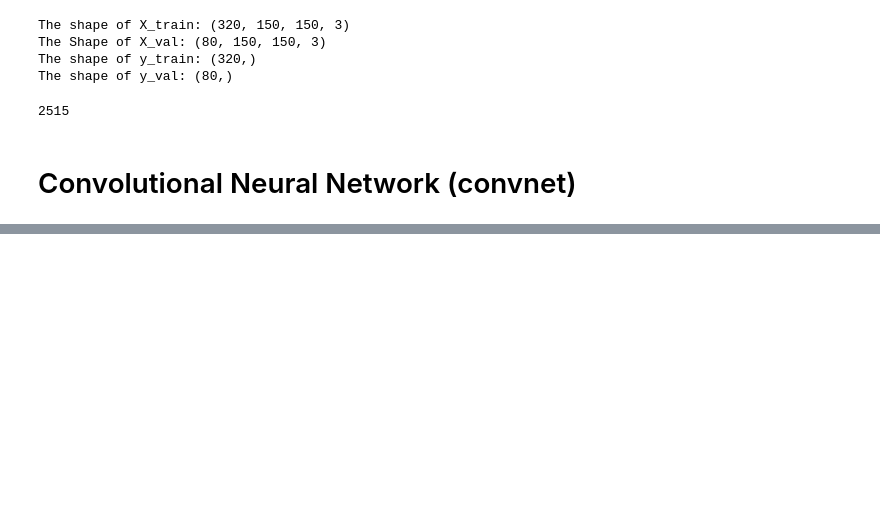
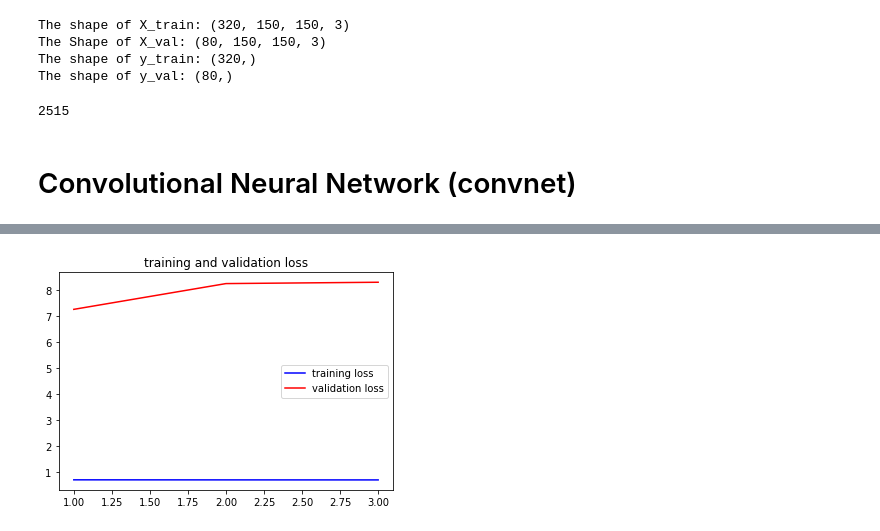
Before and after one commit to tomashege/lunch_lab_project_final, a Jupyter notebook: Tom_CNN.ipynb, the cells around one changed output, grey strips where cells are left out. Saved outputs shown, nothing was run; the diff lists cells and outputs as text; code cells hidden in the pictures; blank space fills up the shorter version.

```diff
--- a/Tom_CNN.ipynb
+++ b/Tom_CNN.ipynb
@@ -116,8 +116,10 @@ model.add(layers.Conv2D(64, (3,3), activation = "relu"))
 model.add(layers.MaxPooling2D ((2,2)))
 model.add(layers.Conv2D(128, (3,3), activation = "relu"))
 model.add(layers.MaxPooling2D((2,2)))
+model.add(layers.Conv2D(128, (3,3), activation = "relu"))
+model.add(layers.MaxPooling2D((2,2)))
 model.add(layers.Flatten())
-model.add(layers.Dropout(0.5)) # Dropot of regularization
+model.add(layers.Dropout(0.5)) # Dropot of regularisation
 model.add(layers.Dense(512, activation = "relu"))
 model.add(layers.Dense(1, activation = 'sigmoid'))
 # %%
@@ -156,3 +158,10 @@ val_datatgen = ImageDataGenerator(1./255)
+# %%
+train_datagen = ImageDataGenerator(
+    rescale=1./255,
+    rotation_range = 40,
+    width_sift_range = 0.2,
+    height_shift_range = 0.2,
+    shear_rang
 # %%
 train_generator =  train_datagen.flow(X_train, y_train, batch_size = batch_size)
 val_generator = val_datatgen.flow(X_val, y_val, batch_size= batch_size)
@@ -159,6 +169,7 @@ val_generator = val_datatgen.flow(X_val, y_val, batch_size= batch_size)
 # %%
-history = model.fit_generator(train_generator, steps_per_epoch = ntrain // batch_size,
-    epochs = 64,
+history = model.fit(train_generator, steps_per_epoch = ntrain // batch_size,
+    epochs = 3,
+    #65
     validation_data = val_generator,
     validation_steps = nval//batch_size)
 # %% [output]
@@ -183,15 +183,17 @@ Epoch 35/64
 model.save_weights('model_wieghts.h5')
 model.save('model_keras.h5')
 # %%
-acc = history.history[‘acc’]
-val_acc = history.history[‘val_acc’]
-loss = history.history[‘loss’]
-val_loss = history.history[‘val_loss’]
+acc = history.history['acc']
+val_acc = history.history['val_acc']
+loss = history.history['loss']
+val_loss = history.history['val_loss']
 epochs = range (1, len(acc) + 1)
 
-plt.figure ()
-plt.plot(epochs, loss , ‘b’, label = “training loss’)
-plt.plot(epochs, val_loss, ‘r’, label = :validation loss’)
-put.title(training and validation loss’)
+plt.figure()
+plt.plot(epochs, loss , 'b', label = 'training loss')
+plt.plot(epochs, val_loss, 'r', label = 'validation loss')
+plt.title('training and validation loss')
 plt.legend()
 plt.show()
+# %% [output]
+[figure, added]
```
Also changed, not shown: parts of 5 cells of this notebook, 2 other files.
